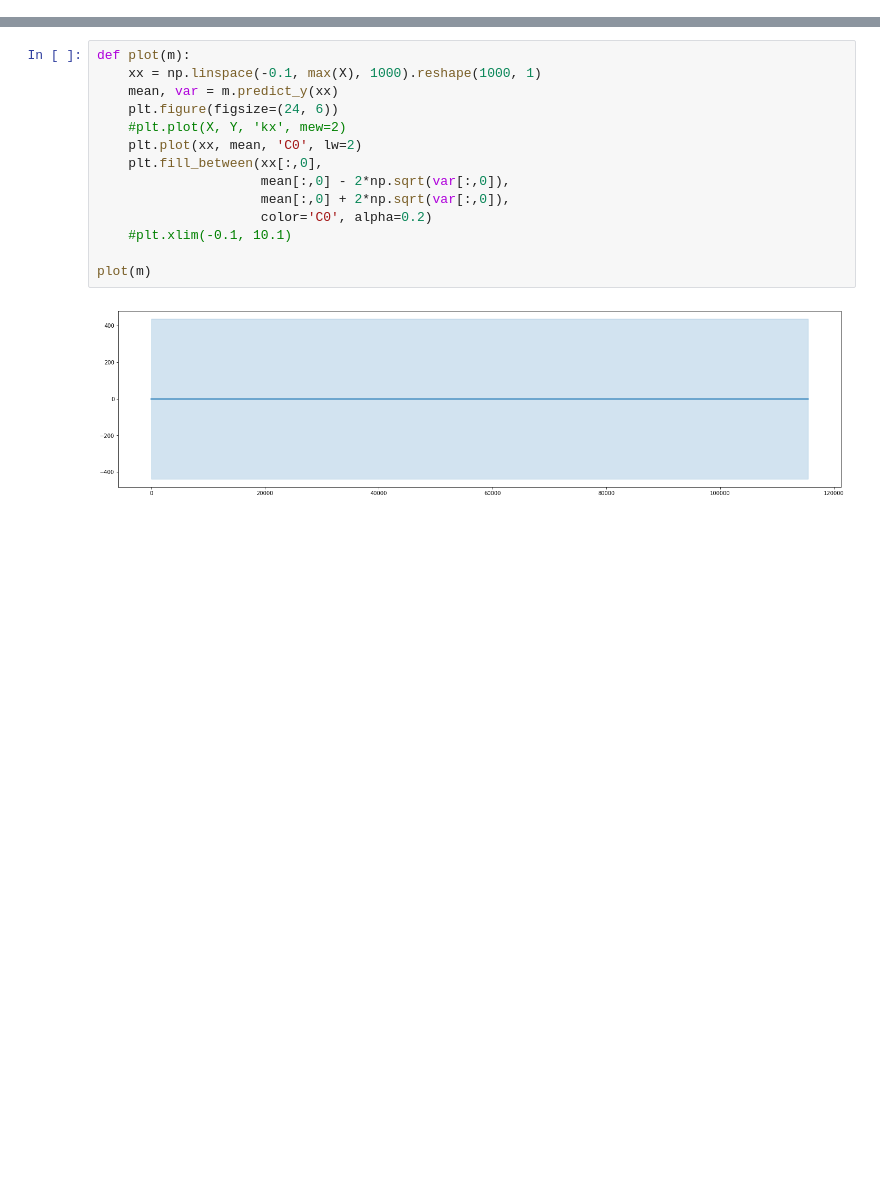
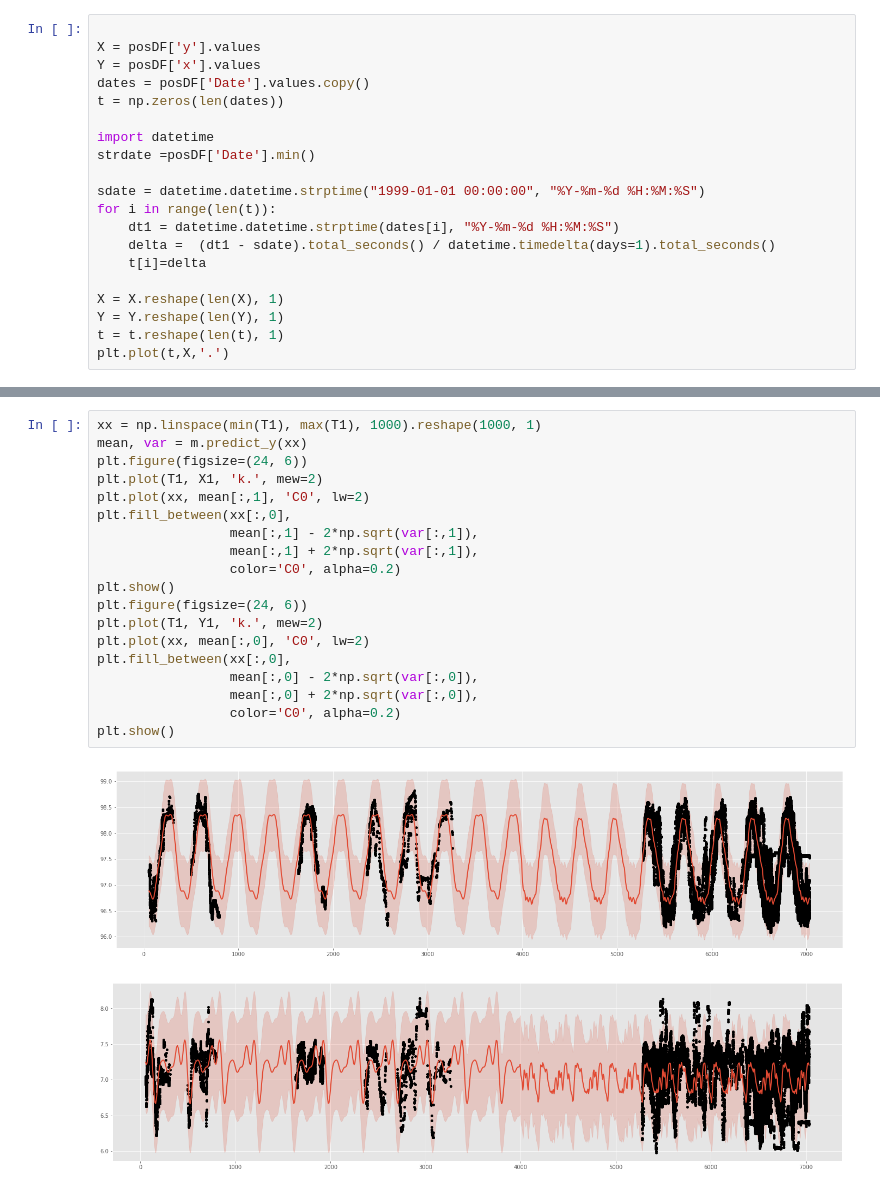
Before and after one commit to ctorney/gp_shift, a Jupyter notebook: analysis/gp_migrate.ipynb, the cells around one changed output, grey strips where cells are left out. Saved outputs shown, nothing was run; the diff lists cells and outputs as text; blank space fills up the shorter version.

```diff
--- a/analysis/gp_migrate.ipynb
+++ b/analysis/gp_migrate.ipynb
@@ -33,0 +19,20 @@ m.likelihood.variance = 1.0
+# %%
+
+X = posDF['y'].values
+Y = posDF['x'].values
+dates = posDF['Date'].values.copy()
+t = np.zeros(len(dates))
+
+import datetime
+strdate =posDF['Date'].min()
+
+sdate = datetime.datetime.strptime("1999-01-01 00:00:00", "%Y-%m-%d %H:%M:%S")
+for i in range(len(t)):
+    dt1 = datetime.datetime.strptime(dates[i], "%Y-%m-%d %H:%M:%S")
+    delta =  (dt1 - sdate).total_seconds() / datetime.timedelta(days=1).total_seconds()
+    t[i]=delta
+
+X = X.reshape(len(X), 1)
+Y = Y.reshape(len(Y), 1)
+t = t.reshape(len(t), 1)
+plt.plot(t,X,'.')
@@ -34,16 +115,22 @@ m.likelihood.variance = 1.0
 # %%
-def plot(m):
-    xx = np.linspace(-0.1, max(X), 1000).reshape(1000, 1)
-    mean, var = m.predict_y(xx)
-    plt.figure(figsize=(24, 6))
-    #plt.plot(X, Y, 'kx', mew=2)
-    plt.plot(xx, mean, 'C0', lw=2)
-    plt.fill_between(xx[:,0],
-                     mean[:,0] - 2*np.sqrt(var[:,0]),
-                     mean[:,0] + 2*np.sqrt(var[:,0]),
-                     color='C0', alpha=0.2)
-    #plt.xlim(-0.1, 10.1)
-
-plot(m)
+xx = np.linspace(min(T1), max(T1), 1000).reshape(1000, 1)
+mean, var = m.predict_y(xx)
+plt.figure(figsize=(24, 6))
+plt.plot(T1, X1, 'k.', mew=2)
+plt.plot(xx, mean[:,1], 'C0', lw=2)
+plt.fill_between(xx[:,0],
+                 mean[:,1] - 2*np.sqrt(var[:,1]),
+                 mean[:,1] + 2*np.sqrt(var[:,1]),
+                 color='C0', alpha=0.2)
+plt.show()
+plt.figure(figsize=(24, 6))
+plt.plot(T1, Y1, 'k.', mew=2)
+plt.plot(xx, mean[:,0], 'C0', lw=2)
+plt.fill_between(xx[:,0],
+                 mean[:,0] - 2*np.sqrt(var[:,0]),
+                 mean[:,0] + 2*np.sqrt(var[:,0]),
+                 color='C0', alpha=0.2)
+plt.show()
 # %% [output]
-[figure, old version]
+[figure, new version]
+[figure, added]
```
Also changed, not shown: parts of 25 cells of this notebook.
